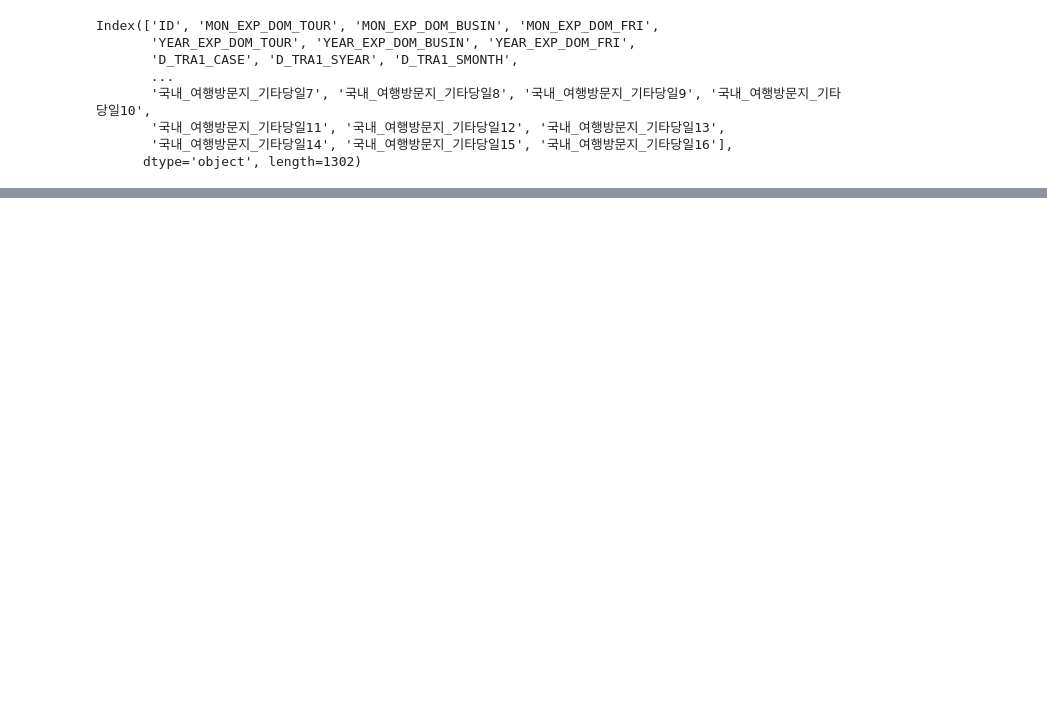
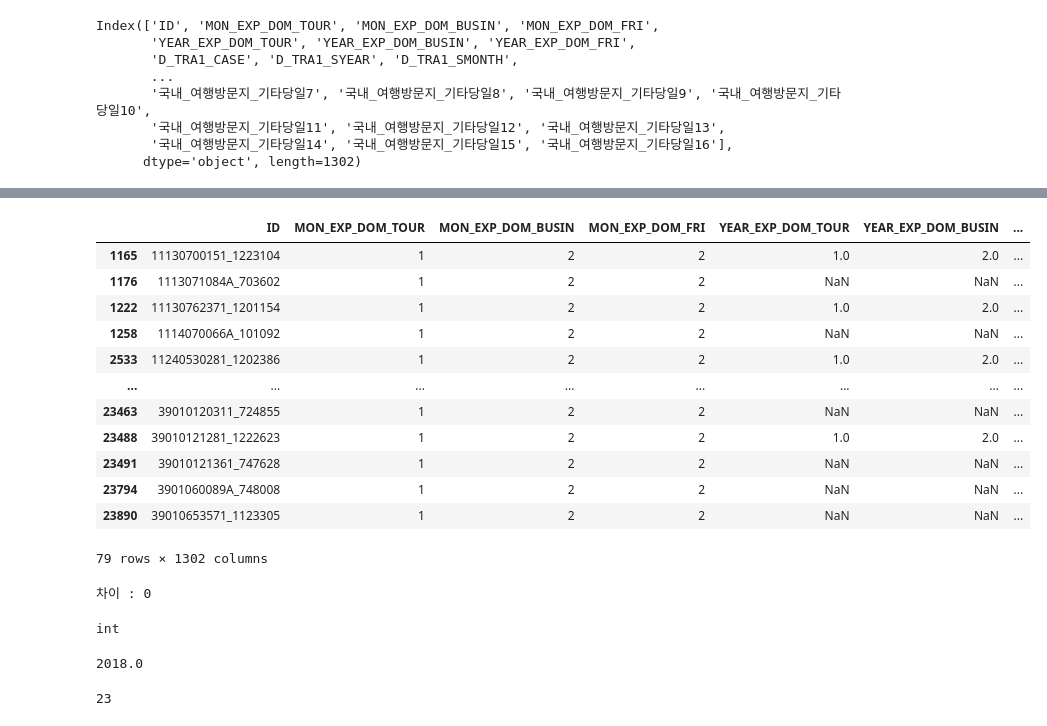
Before and after one commit to kwak-dong-su/data-crawling, a Jupyter notebook: ML_Project/2018 국민여행조사 전처리.ipynb, the cells around one changed output, grey strips where cells are left out. Drawn from its saved outputs; the diff is of its cells as text; code cells hidden in the pictures; blank space fills up the shorter version.

```diff
--- a/ML_Project/2018 국민여행조사 전처리.ipynb
+++ b/ML_Project/2018 국민여행조사 전처리.ipynb
@@ -132,0 +318,16 @@ df.columns[126] # 1차 필요컬럼 끝
+# %%
+df[df["D_TRA1_SMONTH"]!=df['D_TRA1_EMONTH']]
+# %% [output]
+|  | ID | MON_EXP_DOM_TOUR | MON_EXP_DOM_BUSIN | MON_EXP_DOM_FRI | YEAR_EXP_DOM_TOUR | YEAR_EXP_DOM_BUSIN | ... |
+| 1165 | 11130700151_1223104 | 1 | 2 | 2 | 1.0 | 2.0 | ... |
+| 1176 | 1113071084A_703602 | 1 | 2 | 2 | NaN | NaN | ... |
+| 1222 | 11130762371_1201154 | 1 | 2 | 2 | 1.0 | 2.0 | ... |
+| 1258 | 1114070066A_101092 | 1 | 2 | 2 | NaN | NaN | ... |
+| 2533 | 11240530281_1202386 | 1 | 2 | 2 | 1.0 | 2.0 | ... |
+| ... | ... | ... | ... | ... | ... | ... | ... |
+| 23463 | 39010120311_724855 | 1 | 2 | 2 | NaN | NaN | ... |
+| 23488 | 39010121281_1222623 | 1 | 2 | 2 | 1.0 | 2.0 | ... |
+| 23491 | 39010121361_747628 | 1 | 2 | 2 | NaN | NaN | ... |
+| 23794 | 3901060089A_748008 | 1 | 2 | 2 | NaN | NaN | ... |
+| 23890 | 39010653571_1123305 | 1 | 2 | 2 | NaN | NaN | ... |
+79 rows × 1302 columns
@@ -132,0 +337,13 @@ df.columns[126] # 1차 필요컬럼 끝
+# %%
+now  = datetime.now()
+date_to_compare = datetime.strptime("2022512", "%Y%m%d")
+date_diff = now - date_to_compare
+print("차이 :", date_diff.days)
+type(date_diff.days)
+# %% [output]
+차이 : 0
+int
+# %%
+df.loc[6,'D_TRA1_SYEAR']
+# %% [output]
+2018.0
@@ -132,0 +359,4 @@ df.columns[126] # 1차 필요컬럼 끝
+# %%
+df['D_TRA1_1_SYEAR'].isna().sum()
+# %% [output]
+23
```
Also changed, not shown: parts of 17 cells of this notebook, 6 other files.
